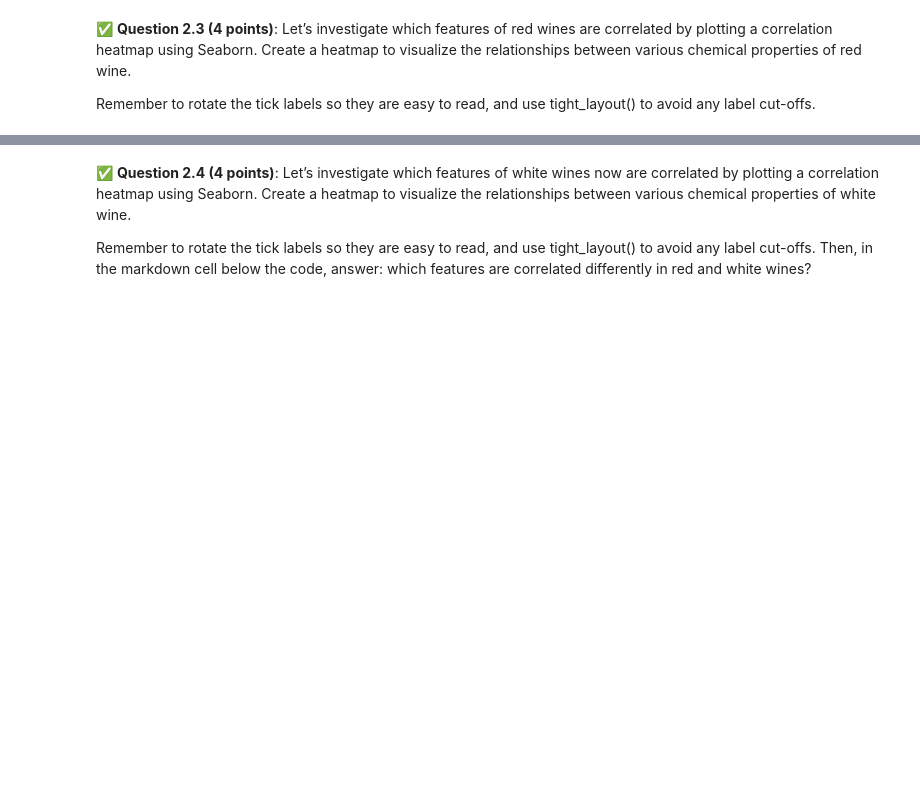
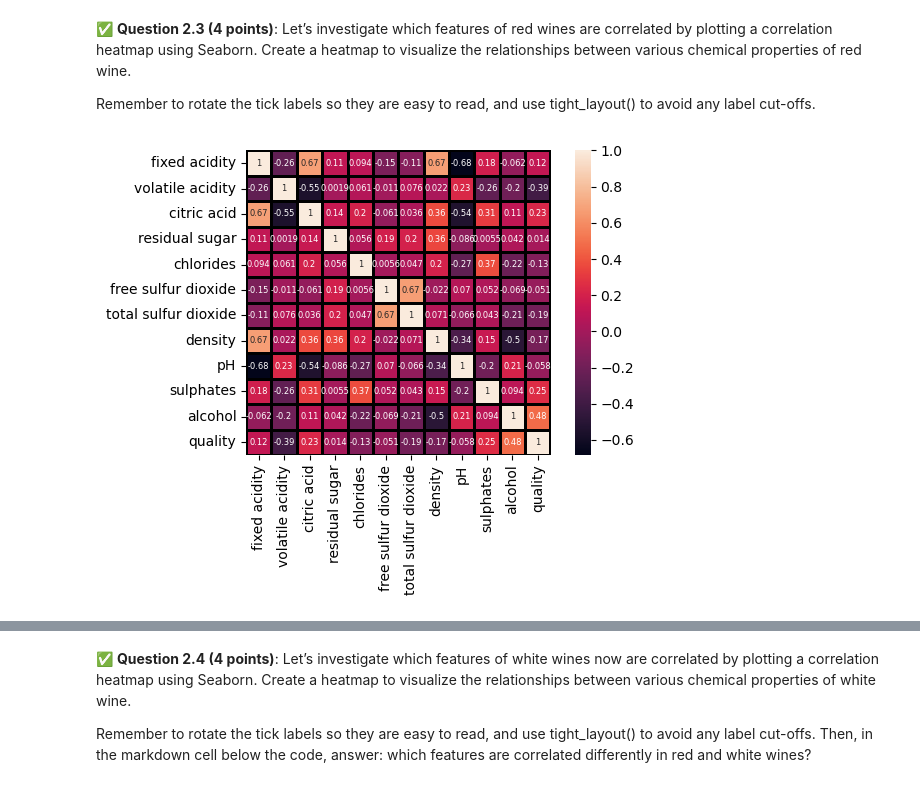
Before and after one commit to ChrSch6767/CMSE202-f26-turnin, a Jupyter notebook: hw-03/HW03-Regression-STUDENT.ipynb, the cells around one changed output, grey strips where cells are left out. Saved outputs shown, nothing was run; the diff lists cells and outputs as text; code cells hidden in the pictures; blank space fills up the shorter version.

```diff
--- a/hw-03/HW03-Regression-STUDENT.ipynb
+++ b/hw-03/HW03-Regression-STUDENT.ipynb
@@ -203,3 +208,8 @@ and a description of the files here:
 &#9989;  **Question 2.2 (4 points)**: Next, load the data of red and white wine into two separate Pandas DataFrames and display the first and last 5 rows.
 # %%
 # Put your code here
+import pandas as pd
+red_wine = pd.read_csv('red_wine', delimiter = ";")
+white_wine = pd.read_csv('white_wine', delimiter = ";")
+print(red_wine)
+print(white_wine)
@@ -214,6 +242,13 @@ and a description of the files here:
 Remember to rotate the tick labels so they are easy to read, and use tight_layout() to avoid any label cut-offs.
 # %%
 # Put your code here
+import seaborn as sns
+import matplotlib.pyplot as plt
+
+sns.heatmap(red_wine.corr(), square = True, annot = True, linewidths = 1, linecolor = "black",  annot_kws={"size": 6})
+plt.tight_layout()
+# %% [output]
+[figure, added]
 # %% [markdown]
 <!-- END QUESTION -->
 <!-- DO NOT MODIFY OR DELETE THIS CELL. Make sure your solution to the question above is in the cell(s) above this one. -->
```
Also changed, not shown: parts of 8 cells of this notebook, 4 other files.
